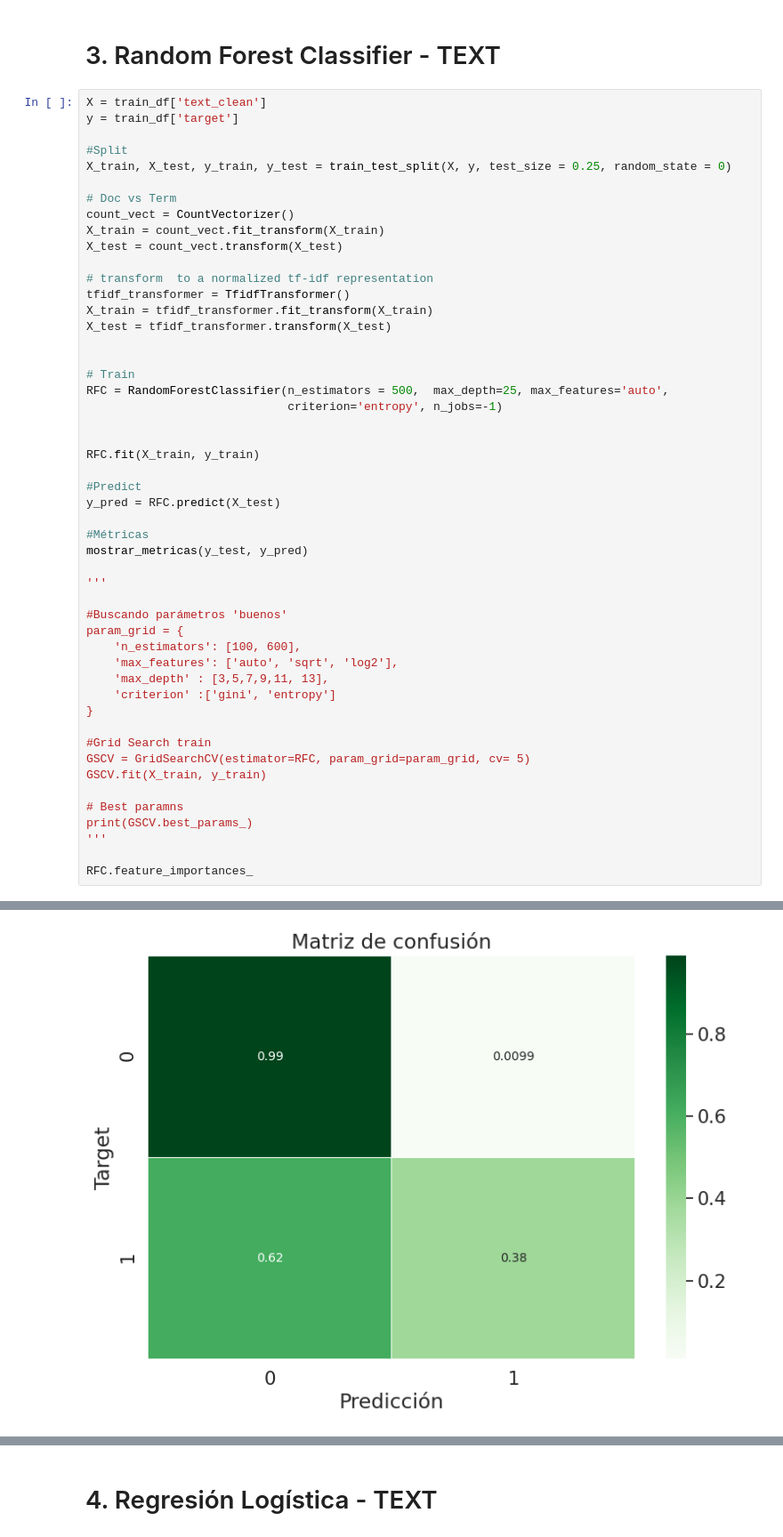
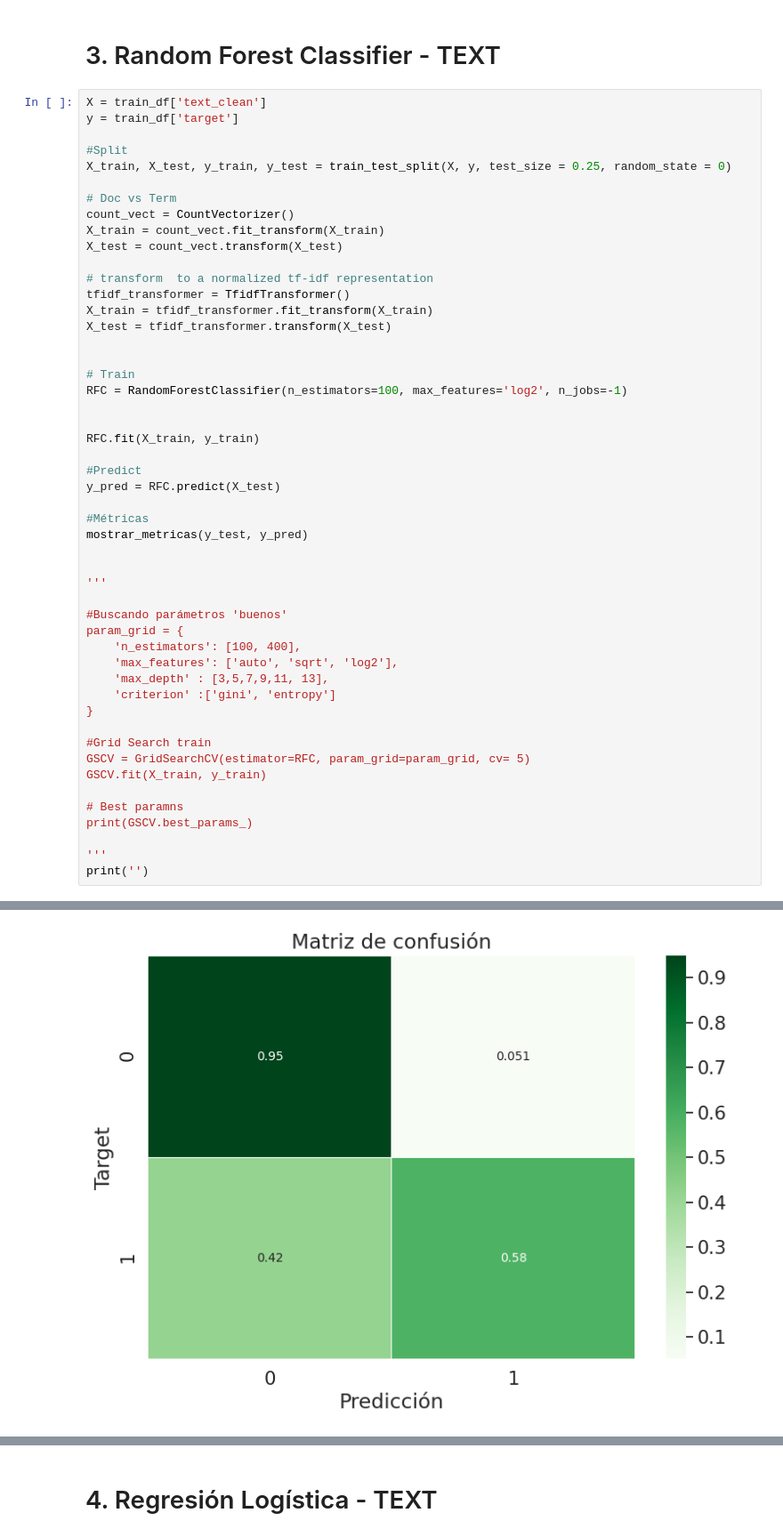
Before and after one commit to delpinor/datos7506, a Jupyter notebook: TP2 - ML.ipynb, the cells around one changed output, grey strips where cells are left out. Shown at 89% size. Saved outputs shown, nothing was run; the diff lists cells and outputs as text.

```diff
--- a/TP2 - ML.ipynb
+++ b/TP2 - ML.ipynb
@@ -692,8 +840,7 @@ X_test = tfidf_transformer.transform(X_test)
 
 
 # Train
-RFC = RandomForestClassifier(n_estimators = 500,  max_depth=25, max_features='auto',
-                             criterion='entropy', n_jobs=-1)
+RFC = RandomForestClassifier(n_estimators=100, max_features='log2', n_jobs=-1)
 
 
 RFC.fit(X_train, y_train)
@@ -704,11 +851,12 @@ y_pred = RFC.predict(X_test)
 #Métricas
 mostrar_metricas(y_test, y_pred)
 
+
 '''
 
 #Buscando parámetros 'buenos'
 param_grid = {
-    'n_estimators': [100, 600],
+    'n_estimators': [100, 400],
     'max_features': ['auto', 'sqrt', 'log2'],
     'max_depth' : [3,5,7,9,11, 13],
     'criterion' :['gini', 'entropy']
@@ -720,7 +868,7 @@ GSCV.fit(X_train, y_train)
 
 # Best paramns
 print(GSCV.best_params_)
+
 '''
-
-RFC.feature_importances_
+print('')
 # %% [output]
@@ -738 +890 @@ weighted avg       0.81      0.74      0.70      1904
-[figure, old version]
+[figure, new version]
```
Also changed, not shown: parts of 17 cells of this notebook, 1 other file.
